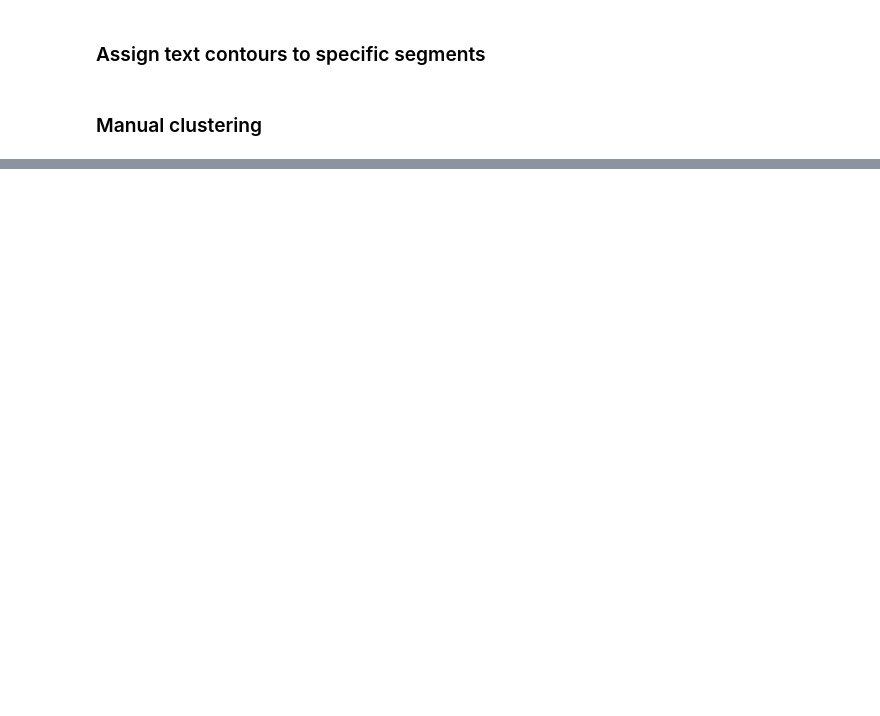
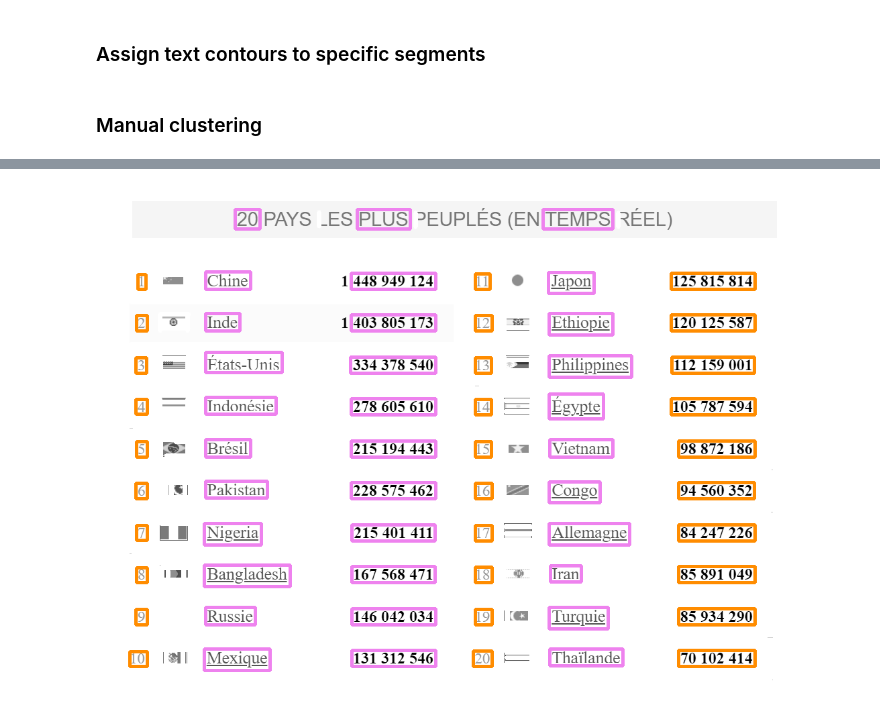
Before and after one commit to xavctn/img2table, a Jupyter notebook: examples/Borderless tables.ipynb, the cells around one changed output, grey strips where cells are left out. Saved outputs shown, nothing was run; the diff lists cells and outputs as text; code cells hidden in the pictures; blank space fills up the shorter version.

```diff
--- a/examples/Borderless tables.ipynb
+++ b/examples/Borderless tables.ipynb
@@ -167,3 +133,68 @@ PILImage.fromarray(display_img)
 # %%
-clusters
+from itertools import combinations
+
+display_img = cv2.cvtColor(white_img.copy(), cv2.COLOR_GRAY2RGB)
+
+def find_common_rows(cluster_1, cluster_2):
+    # Compute cluster height
+    nb_rows = max(len(cluster_1), len(cluster_2))
+    height = max([c.y2 for c in cluster_1 + cluster_2]) - min([c.y1 for c in cluster_1 + cluster_2])
+
+    nb_common_rows = 0
+    for cell in cluster_1:
+        # Get corresponding cells in cluster 2
+        corresponding_cells = [(cell, c) for c in cluster_2
+                               if abs(c.y1 + c.y2 - cell.y1 - cell.y2) / (2 * height) <= 1 / (4 * nb_rows)]
+        if corresponding_cells:
+            nb_common_rows += 1
+
+    return nb_common_rows
+
+def dfs(graph, start, end):
+    fringe = [(start, [])]
+    while fringe:
+        state, path = fringe.pop()
+        if path and state == end:
+            yield path
+            continue
+        for next_state in graph[state]:
+            if next_state in path:
+                continue
+            fringe.append((next_state, path+[next_state]))
+
+for clusters in segments_clusters:
+    d_common_rows = {(idx1, idx2): find_common_rows(clusters[idx1], clusters[idx2])
+                     for idx1, idx2 in list(combinations(range(len(clusters)), 2))
+                    }
+
+    d_links = dict()
+    for idx in range(len(clusters)):
+        # Filter on links with the relevant clusters
+        d_common_rows_cluster = {k: v for k, v in d_common_rows.items() if v > 1 and idx in k}
+        # Get best links
+        best_links = [k for k, v in d_common_rows_cluster.items() if v == max(d_common_rows_cluster.values())]
+
+        for link in map(list, best_links):
+            link.remove(idx)
+            d_links[idx] = d_links.get(idx, []) + link
+
+    cycles = [path for node in d_links for path in dfs(d_links, node, node)]
+
+    # Get maximal cycles
+    seq = iter(sorted(cycles, key=lambda cc: len(cc), reverse=True))
+    final_cycles = [set(next(seq))]
+    for cycle in seq:
+        c_set = set(cycle)
+        if not any([c_set.intersection(c) == c_set for c in final_cycles]):
+            final_cycles.append(c_set)
+
+    final_cycles = [[clusters[idx] for idx in cycle] for cycle in final_cycles]
+
+    for cycle in final_cycles:
+        color = get_color()
+        for clust in cycle:
+            for cnt in clust:
+                cv2.rectangle(display_img, (cnt.x1, cnt.y1), (cnt.x2, cnt.y2), color, 3)
+
+PILImage.fromarray(display_img)
 # %% [output]
@@ -186,0 +201 @@ clusters
+[figure, added]
```
Also changed, not shown: parts of 6 cells of this notebook, 1 other file.
